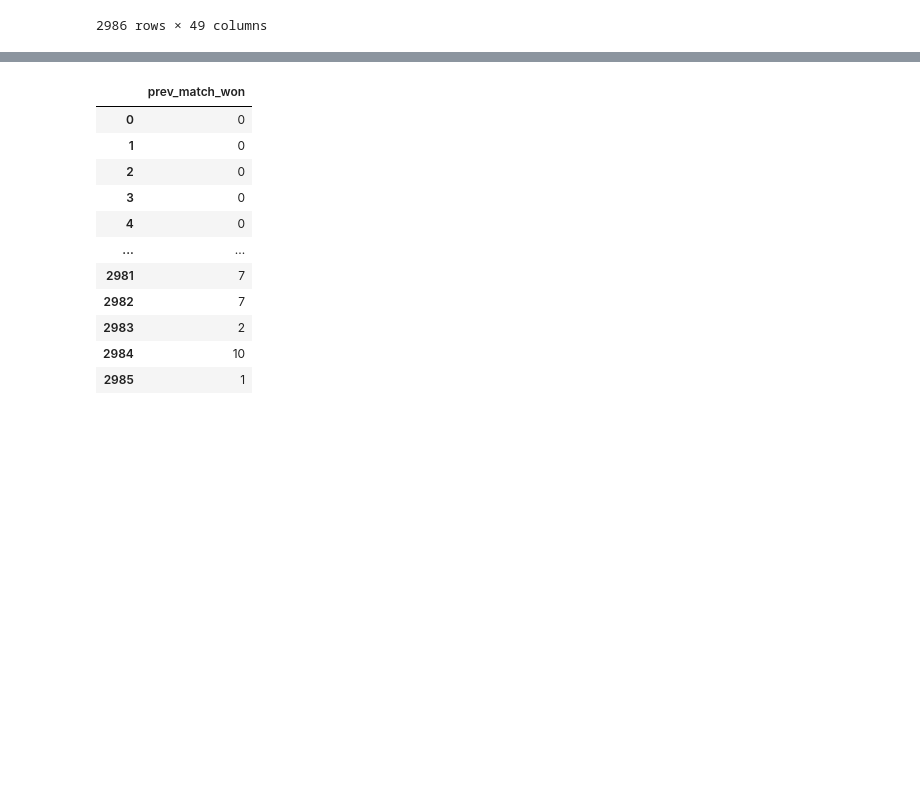
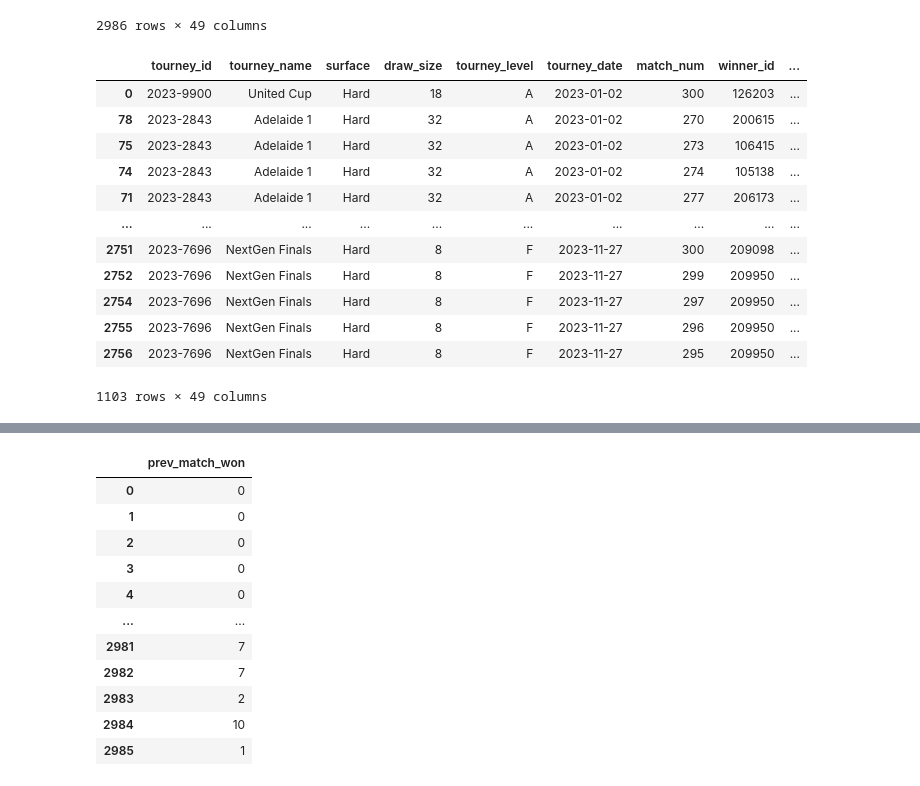
Before and after one commit to hazel-gandhi/tennis-regression, a Jupyter notebook: dataprep.ipynb, the cells around one changed output, grey strips where cells are left out. Saved outputs shown, nothing was run; the diff lists cells and outputs as text; code cells hidden in the pictures; blank space fills up the shorter version.

```diff
--- a/dataprep.ipynb
+++ b/dataprep.ipynb
@@ -21,3 +21,27 @@ df_raw
 | 2762 | 2023-7696 | NextGen Finals | Hard | 8 | F | 2023-11-27 | 289 | 209414 | ... |
 | 2759 | 2023-7696 | NextGen Finals | Hard | 8 | F | 2023-11-27 | 292 | 208134 | ... |
 2986 rows × 49 columns
+# %%
+#filtering matches of top 20 players
+top_20_players = ['Jannik Sinner', 'Alexander Zverev', 'Carlos Alcaraz', 'Taylor Fritz', 'Novak Djokovic', 'Casper Ruud',
+                  'Jack Draper', 'Stefanos Tsitsipas', 'Andrey Rublev', 'Alex De Minaur', 'Daniil Medvedev', 'Holger Rune',
+                  'Tommy Paul', 'Ben Shelton', 'Arthur Fils', 'Lorenzo Musetti', 'Frances Tiafoe', 'Grigor Dimitrov',
+                  'Felix Auger Aliassime', 'Ugo Humbert']
+# %%
+#filtering to all matches of top 20 players
+df_raw = df_raw[df_raw['winner_name'].isin(top_20_players) | df_raw['loser_name'].isin(top_20_players)]
+df_raw
+# %% [output]
+|  | tourney_id | tourney_name | surface | draw_size | tourney_level | tourney_date | match_num | winner_id | ... |
+| 0 | 2023-9900 | United Cup | Hard | 18 | A | 2023-01-02 | 300 | 126203 | ... |
+| 78 | 2023-2843 | Adelaide 1 | Hard | 32 | A | 2023-01-02 | 270 | 200615 | ... |
+| 75 | 2023-2843 | Adelaide 1 | Hard | 32 | A | 2023-01-02 | 273 | 106415 | ... |
+| 74 | 2023-2843 | Adelaide 1 | Hard | 32 | A | 2023-01-02 | 274 | 105138 | ... |
+| 71 | 2023-2843 | Adelaide 1 | Hard | 32 | A | 2023-01-02 | 277 | 206173 | ... |
+| ... | ... | ... | ... | ... | ... | ... | ... | ... | ... |
+| 2751 | 2023-7696 | NextGen Finals | Hard | 8 | F | 2023-11-27 | 300 | 209098 | ... |
+| 2752 | 2023-7696 | NextGen Finals | Hard | 8 | F | 2023-11-27 | 299 | 209950 | ... |
+| 2754 | 2023-7696 | NextGen Finals | Hard | 8 | F | 2023-11-27 | 297 | 209950 | ... |
+| 2755 | 2023-7696 | NextGen Finals | Hard | 8 | F | 2023-11-27 | 296 | 209950 | ... |
+| 2756 | 2023-7696 | NextGen Finals | Hard | 8 | F | 2023-11-27 | 295 | 209950 | ... |
+1103 rows × 49 columns
```
Also changed, not shown: parts of 11 cells of this notebook.
